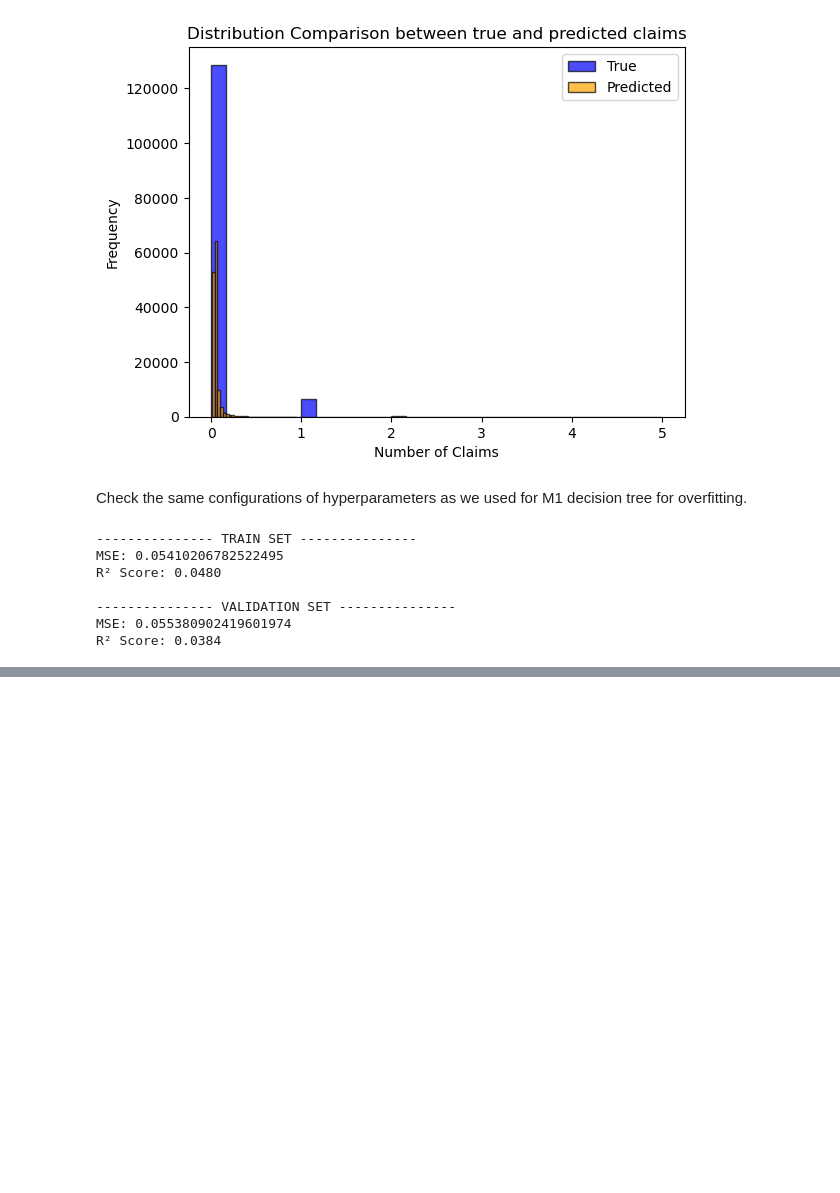
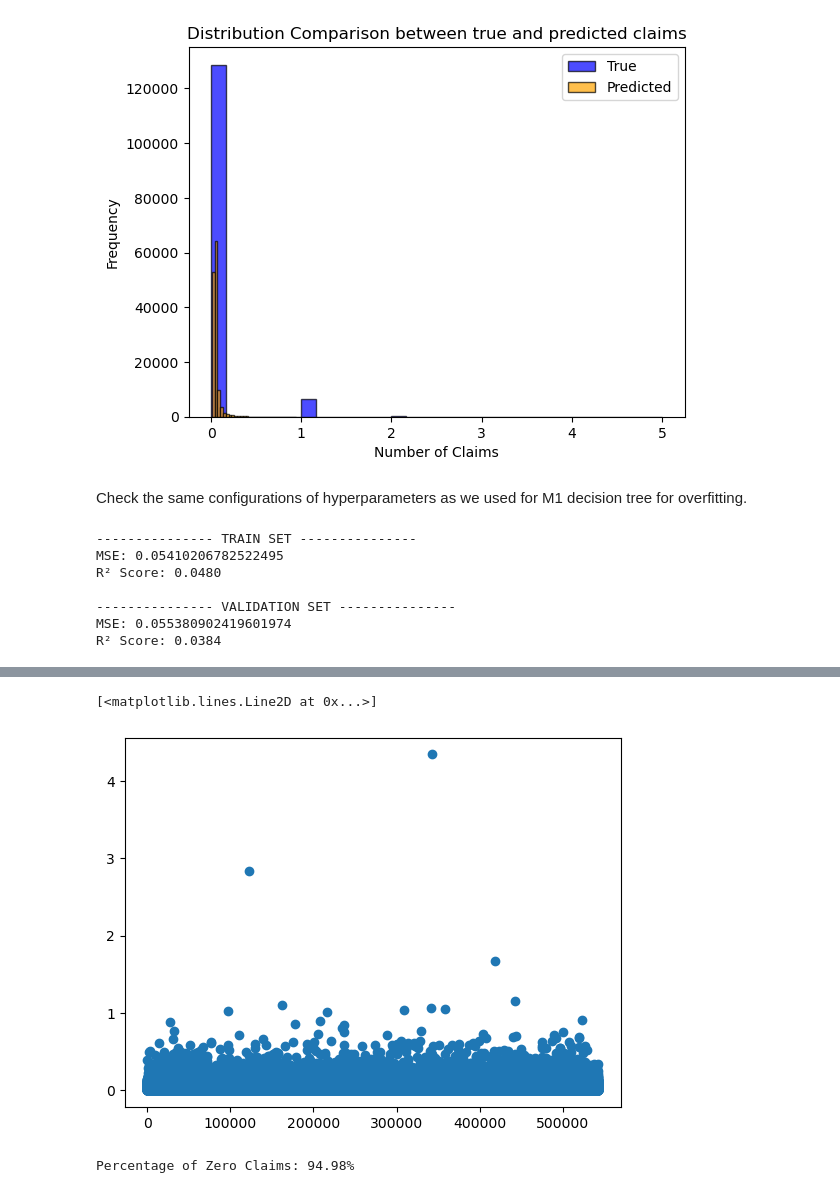
Before and after one commit to Simon-Simonsen/ML-project, a Jupyter notebook: M3.ipynb, the cells around one changed output, grey strips where cells are left out. Saved outputs shown, nothing was run; the diff lists cells and outputs as text; code cells hidden in the pictures; blank space fills up the shorter version.

```diff
--- a/M3.ipynb
+++ b/M3.ipynb
@@ -145,0 +369,13 @@ R² Score: 0.0384
+# %%
+plt.plot(model_no_indicators.fittedvalues,'o')
+# %% [output]
+[<matplotlib.lines.Line2D at 0x...>]
+[figure, added]
+# %%
+zero_claim_count = (y == 0).sum()
+total_observations = len(y)
+zero_claim_percentage = (zero_claim_count / total_observations) * 100
+
+print(f"\nPercentage of Zero Claims: {zero_claim_percentage:.2f}%")
+# %% [output]
+Percentage of Zero Claims: 94.98%
```
Also changed, not shown: parts of 12 cells of this notebook.
